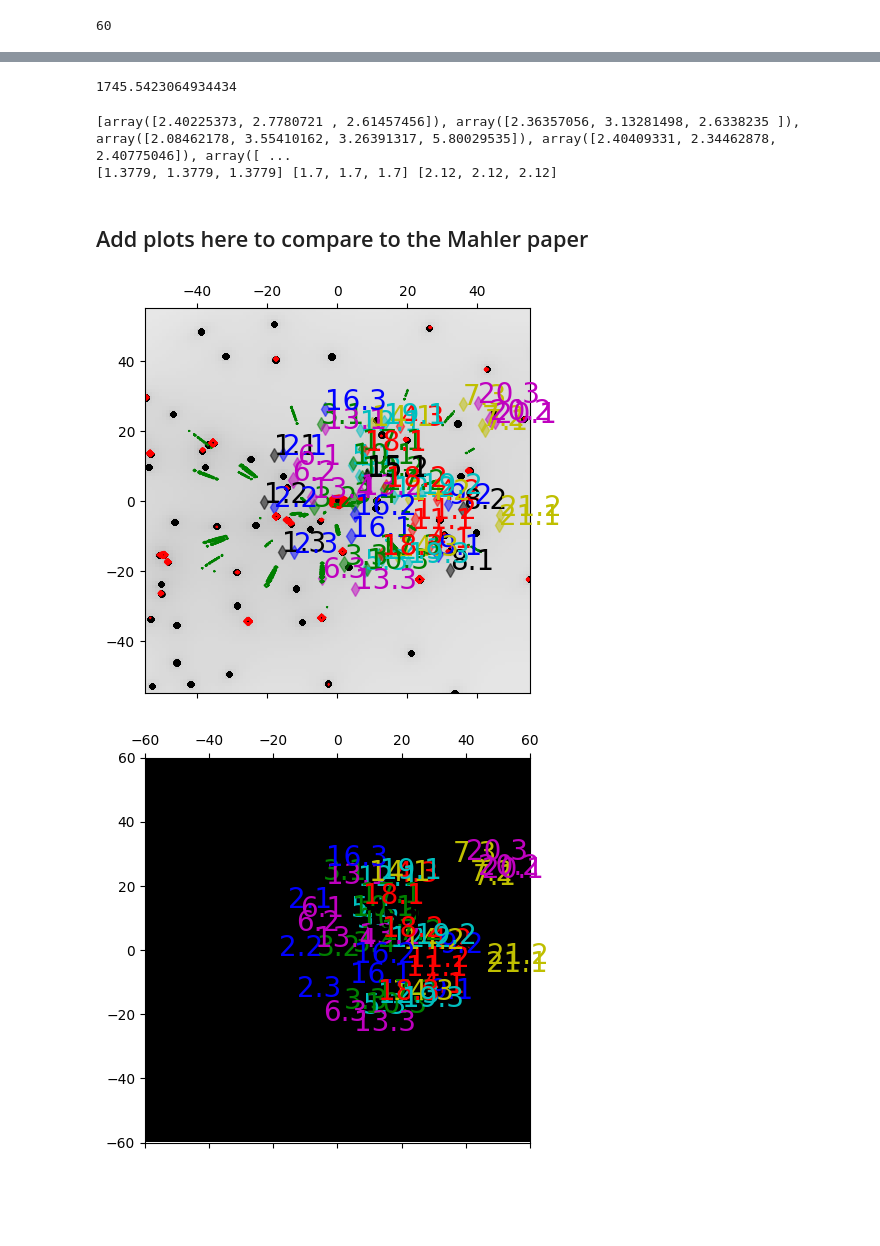
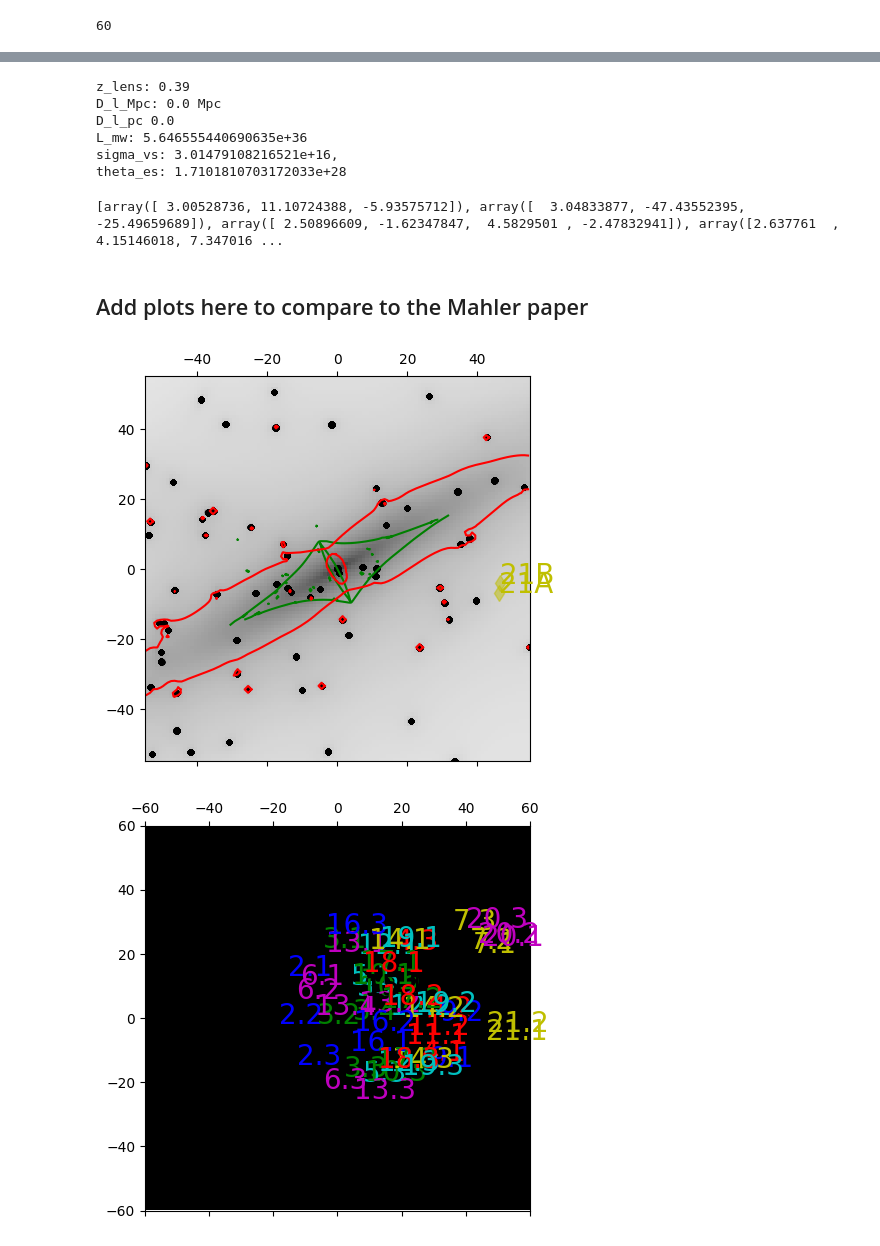
Before and after one commit to jocelyn-mcmahon-16/cluster_notebooks, a Jupyter notebook: modelling_of_catalogue_data_jm_clusters-02.ipynb, the cells around one changed output, grey strips where cells are left out. Cells and saved outputs as stored; diff of their text form; code cells hidden in the pictures; blank space fills up the shorter version.

Commit message:
Updates to the code, including the magnitude and luminosity calculations. Working on documentation and condensing information.

```diff
--- a/modelling_of_catalogue_data_jm_clusters-02.ipynb
+++ b/modelling_of_catalogue_data_jm_clusters-02.ipynb
@@ -338,10 +347,10 @@ gal_data_arcsec = pd.DataFrame(gal_data_corr, columns=columns)
 # %%
 # printing for comparison purposes
-print(len(gal_data_arcsec))
-print(len(z_data_arcsec))
+# print(len(gal_data_arcsec))
+# print(len(z_data_arcsec))
 
-for i in range(len(z_data_arcsec)):
-    if i < len(gal_data_arcsec):
-        print('%s, z data RA: %s, \t gal data RA: %s'%(i, z_data_arcsec['RA'].iloc[i], gal_data_arcsec['RA'].iloc[i]))
-    else:
-        print('%s, z data RA: %s, \t gal data RA out of range'%(i, z_data_arcsec['RA'].iloc[i]))
+# for i in range(len(z_data_arcsec)):
+#     if i < len(gal_data_arcsec):
+#         print('%s, z data RA: %s, \t gal data RA: %s'%(i, z_data_arcsec['RA'].iloc[i], gal_data_arcsec['RA'].iloc[i]))
+#     else:
+#         print('%s, z data RA: %s, \t gal data RA out of range'%(i, z_data_arcsec['RA'].iloc[i]))
@@ -721,3 +732,30 @@ Name: magnitude, Length: 148, dtype: float64
+# %%
+# baby test of the luminosity distance and theta_e calculation
+
+# for the astropy calculation of the luminosity distances or the cluster member galaxies
+astro_cosmo = FlatLambdaCDM(H0=70*u.km / u.s / u.Mpc, Tcmb0=2.725*u.K, Om0=0.3)
+
+D_l_Mpc_mw = astro_cosmo.luminosity_distance(0)   # this is in units of MPC, need to make it m!!
+D_l_pc_mw = D_l_Mpc_mw / u.Mpc * 1000000
+# (3.086*(10**19))
+print('z_lens: %s \nD_l_Mpc: %s \nD_l_pc %s' %(z_lens, D_l_Mpc_mw, D_l_pc_mw))
+
+M_mw = -20.6
+
+# convert magnitude to luminosity:
+L_mw = L_sun * 10**(0.4*(M_sun-M_mw))  # this equation works!
+print('L_mw: %s' %(L_mw))
+sie_sigma_v_mw = (1/(5**(0.5)))*((grav*mass_star)**0.5)*((4*math.pi*B)**0.25) *(L_mw/L_star)**(0.25)
+# sie_sigma_v_mw = (L_mw/L_sun)**(0.25)
+sie_theta_E_mw = lensCosmo.sis_sigma_v2theta_E(sie_sigma_v_mw)
+print('sigma_vs: %s, \ntheta_es: %s' %(sie_sigma_v_mw, sie_theta_E_mw))
+# %% [output]
+z_lens: 0.39
+D_l_Mpc: 0.0 Mpc
+D_l_pc 0.0
+L_mw: 5.646555440690635e+36
+sigma_vs: 3.01479108216521e+16,
+theta_es: 1.7101810703172033e+28
 # %%
 # use image positions and calculate their (finite) magnifications
 x_imgs = []
@@ -728,7 +766,7 @@ source_sizes_arcsec = []
 mag_finites = []
 t_days = []
 
-D_s = lensCosmo.ds
+D_s = lensCosmo.ds      # angular distance
 print(D_s)
 
 # we compute the finite magnification by rendering a grid around the point source position and add up all the flux coming from the extended source in this window
@@ -761,17 +799,14 @@ for i in range(num_sources_data):
     t_days.append(t_days_temp)
 
 print(mag_infs)
-print(grouped_z_sources[1], grouped_z_sources[5], grouped_z_sources[15])
 # %% [output]
-1745.5423064934434
+[array([ 3.00528736, 11.10724388, -5.93575712]), array([  3.04833877, -47.43552395, -25.49659689]), array([ 2.50896609, -1.62347847,  4.5829501 , -2.47832941]), array([2.637761  , 4.15146018, 7.347016 ...
-[array([2.40225373, 2.7780721 , 2.61457456]), array([2.36357056, 3.13281498, 2.6338235 ]), array([2.08462178, 3.55410162, 3.26391317, 5.80029535]), array([2.40409331, 2.34462878, 2.40775046]), array([ ...
-[1.3779, 1.3779, 1.3779] [1.7, 1.7, 1.7] [2.12, 2.12, 2.12]
 # %% [markdown]
 ## Add plots here to compare to the Mahler paper
 # %%
 # little ellipse plotting function!
 def plot_ellipse(x_cent, y_cent, width, height, angle, ax=None, **kwargs):
-    """Plot an ellipse using `matplotlib.pyplot.plot`."""
+    """Plot an ellipse using 'matplotlib.pyplot.plot'."""
     if ax is None:
         ax = plt.gca()
 
@@ -794,39 +829,39 @@ def plot_ellipse(x_cent, y_cent, width, height, angle, ax=None, **kwargs):
 f, ax = plt.subplots(1, 1, figsize=(5, 5), sharex=True, sharey=True)
 
 # print(len(gal_data_arcsec))
 #Name_list = None # this line is the default, replace none with a list of strings (ex below) to have custom labels
 Name_list = [["A", "B", "C", "D", "E", "F", "G", "H", "I", "J", "K", "L", "M", "N", "O", "P", "Q", "R", "S", "T", "U", "V", "W", "X", "Y", "Z"], [".1", ".2", ".3", ".4", ".5", ".6", ".7", ".8", ".9", ".10"]] # if using a custom Name_list, insert:  name_list=Name_list[i]  into the list of parameters for plotting.
 num_Names = len(Name_list)
 # index is used to for labeling, default is None. If looping over multiple sources, insert:  index=i  into the list of parameters for plotting.
 color_list = ['k', 'b', 'g', 'r', 'c', 'm', 'y', 'k', 'b', 'g', 'r', 'c', 'm', 'y', 'k', 'b', 'g', 'r', 'c', 'm', 'y', 'k', 'b', 'g', 'r', 'c', 'm', 'y', 'k', 'b', 'g', 'r', 'c', 'm', 'y', 'k', 'b', 'g', 'r', 'c', 'm', 'y', 'k', 'b', 'g', 'r', 'c', 'm', 'y', 'k', 'b', 'g', 'r', 'c', 'm', 'y', 'k', 'b', 'g', 'r', 'c', 'm', 'y', 'k', 'b', 'g', 'r', 'c', 'm', 'y', 'k', 'b', 'g', 'r', 'c', 'm', 'y', 'k', 'b', 'g', 'r', 'c', 'm', 'y', 'k', 'b', 'g', 'r', 'c', 'm', 'y', 'k', 'b', 'g', 'r', 'c', 'm', 'y', 'k', 'b', 'g', 'r', 'c', 'm', 'y', 'k', 'b', 'g', 'r', 'c', 'm', 'y', 'k', 'b', 'g', 'r', 'c', 'm', 'y', 'k', 'b', 'g', 'r', 'c', 'm', 'y', 'k', 'b', 'g', 'r', 'c', 'm', 'y', 'k', 'b', 'g', 'r', 'c', 'm', 'y', 'k', 'b', 'g', 'r', 'c', 'm', 'y', 'k', 'b', 'g', 'r', 'c', 'm', 'y', 'k', 'b', 'g', 'r', 'c', 'm', 'y', 'k', 'b', 'g', 'r', 'c', 'm', 'y'] # should be at least as long as the number of sources
-# print(len(color_list))
+
 
 # Define ellipse parameters
 gals = []
 for i in range(len(gal_data_arcsec)):                                                                                                                           # angle in degrees
     gals.append({"xy":(gal_data_arcsec['RA'].iloc[i], gal_data_arcsec['DEC'].iloc[i]), "width":gal_data_arcsec['a'].iloc[i], "height":gal_data_arcsec['b'].iloc[i], "angle":gal_data_arcsec['theta'].iloc[i]})
 
 # # Plot the lenses
 for i in range(len(gals)):
     #print(gals[i]['xy'][0], gals[i]['xy'][1], gals[i]['width'], gals[i]['height'], gals[i]['angle'])
     plot_ellipse(gals[i]['xy'][0], gals[i]['xy'][1], gals[i]['width'], gals[i]['height'], angle=gals[i]['angle'], ax=ax, color='k', marker='.')
 
 
-for i in range(num_sources_data):
-    lensModel.change_source_redshift(z_source=grouped_z_sources[i][0])
-    lens_plot.lens_model_plot(ax, lensModel=lensModel, kwargs_lens=kwargs_lens, images_x=grouped_x_pos[i], images_y=grouped_y_pos[i],
-                              mag_images=mag_infs[i], index=i, color_value=color_list[i], name_list=Name_list[1],     # [i] for multiple lists, [0] for first one, etc.
+# for i in range(num_sources_data):
+lensModel.change_source_redshift(z_source=grouped_z_sources[20][0])
+lens_plot.lens_model_plot(ax, lensModel=lensModel, kwargs_lens=kwargs_lens, images_x=grouped_x_pos[20], images_y=grouped_y_pos[20],
+                              mag_images=mag_finites[20], index=20, color_value=color_list[20], name_list=Name_list[0],  # [i] for multiple lists, [0] for first one, etc.
                               point_source=True, images_from_data=True, with_caustics=True, numPix=110, deltaPix=1.0, # this gives the correct scaling! guess it's just in relation to the input units
                               fontsize=5    # center_x=reference_point[0], center_y=reference_point[1], numPix=250, deltaPix=0.01,
                               )
     # f.show()
 
 # Show the plot
 plt.show()
 
 # kappa = lens.kappa(x_grid_rot, y_grid_rot, kwargs_lens)
 # %% [output]
-[figure, old version]
+[figure, new version]
 # %%
 # from lenstronomy.LightModel.light_model import LightModel
 # from lenstronomy.Data.pixel_grid import PixelGrid
```
Also changed, not shown: parts of 7 cells of this notebook.
